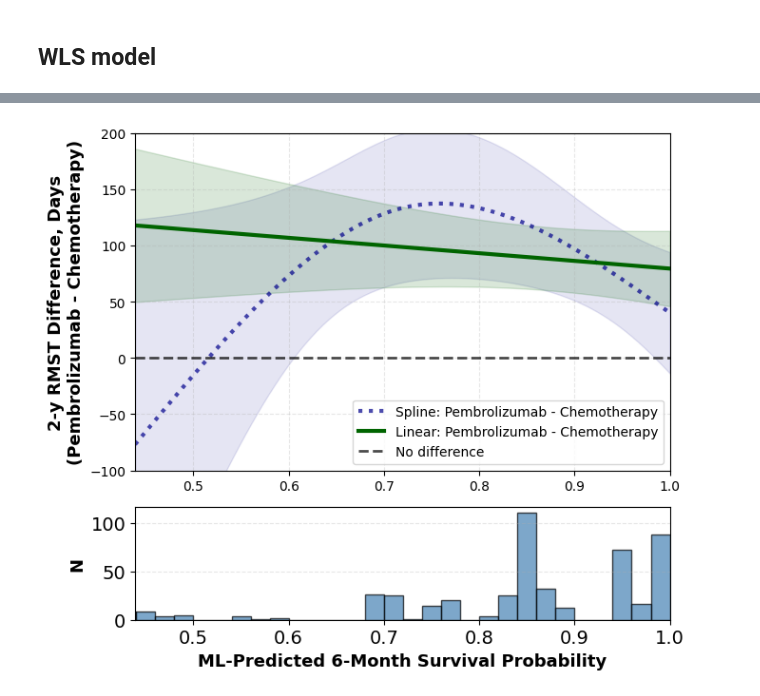
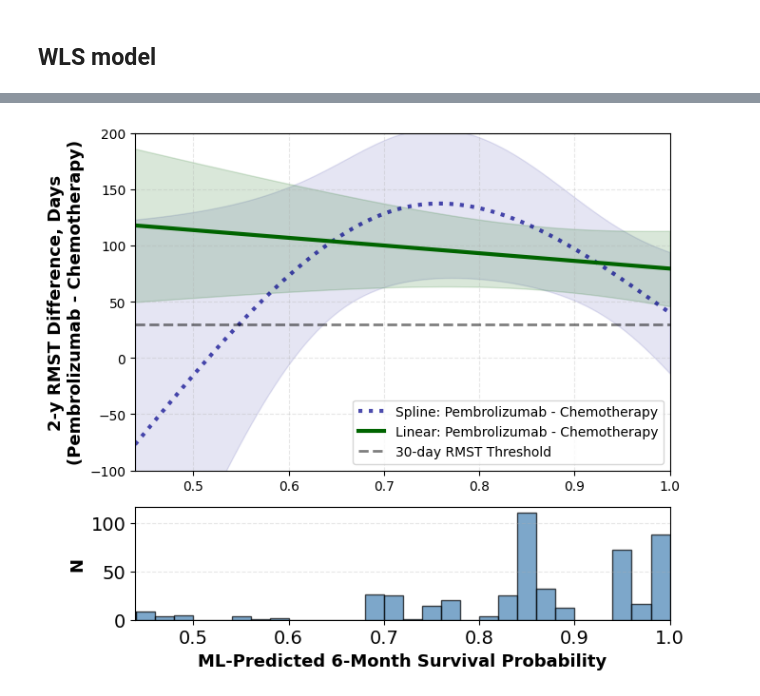
Before and after one commit to xavier-orcutt/io-heterogeneity, a Jupyter notebook: mCRC/notebooks/spline.ipynb, the cells around one changed output, grey strips where cells are left out. Cells and saved outputs as stored; diff of their text form; code cells hidden in the pictures.

```diff
--- a/mCRC/notebooks/spline.ipynb
+++ b/mCRC/notebooks/spline.ipynb
@@ -252,32 +246,32 @@ ax1.plot(effect_2y_df['baseline'], effect_2y_df['treatment_effect'],
 
 ax1.fill_between(effect_2y_df['baseline'], effect_2y_df['ci_lower'], effect_2y_df['ci_upper'],
                  alpha = 0.15, color = 'darkgreen')
 
-ax1.axhline(y=0, color='black', linestyle='--', linewidth=2, alpha=0.7, label='No difference')
+ax1.axhline(y = 30, color = 'black', linestyle = '--', linewidth = 2, alpha = 0.5, label = '30-day RMST Threshold')
 
 ax1.set_ylabel('2-y RMST Difference, Days\n(Pembrolizumab - Chemotherapy)',
                fontsize=13, fontweight='bold')
 ax1.legend(fontsize=10, loc='lower right')
 ax1.grid(alpha=0.3, linestyle='--')
 ax1.set_xlim([psurv_grid.min(), psurv_grid.max()])
 ax1.set_ylim(-100, 200)
 
 # Bottom panel - histogram
 ax2.hist(overlap_df['psurv_180_calibrated'],
          bins=50,
          weights=overlap_df['overlap_weight'],
          alpha=0.7,
          edgecolor='black',
          color='steelblue')
 
 ax2.set_xlabel('ML-Predicted 6-Month Survival Probability', fontsize = 13, fontweight = 'bold')
 ax2.set_ylabel('N', fontsize = 13, fontweight = 'bold')
 ax2.set_xlim([psurv_grid.min(), psurv_grid.max()])
 ax2.grid(alpha = 0.3, linestyle = '--', axis = 'y')
 ax2.tick_params(axis='both', labelsize=14)
 
 plt.tight_layout()
 plt.savefig('../outputs/spline.pdf', format = 'pdf', bbox_inches = 'tight')
 plt.show()
 # %% [output]
-[figure, old version]
+[figure, new version]
```
Also changed, not shown: parts of 3 cells of this notebook, 17 other files.
